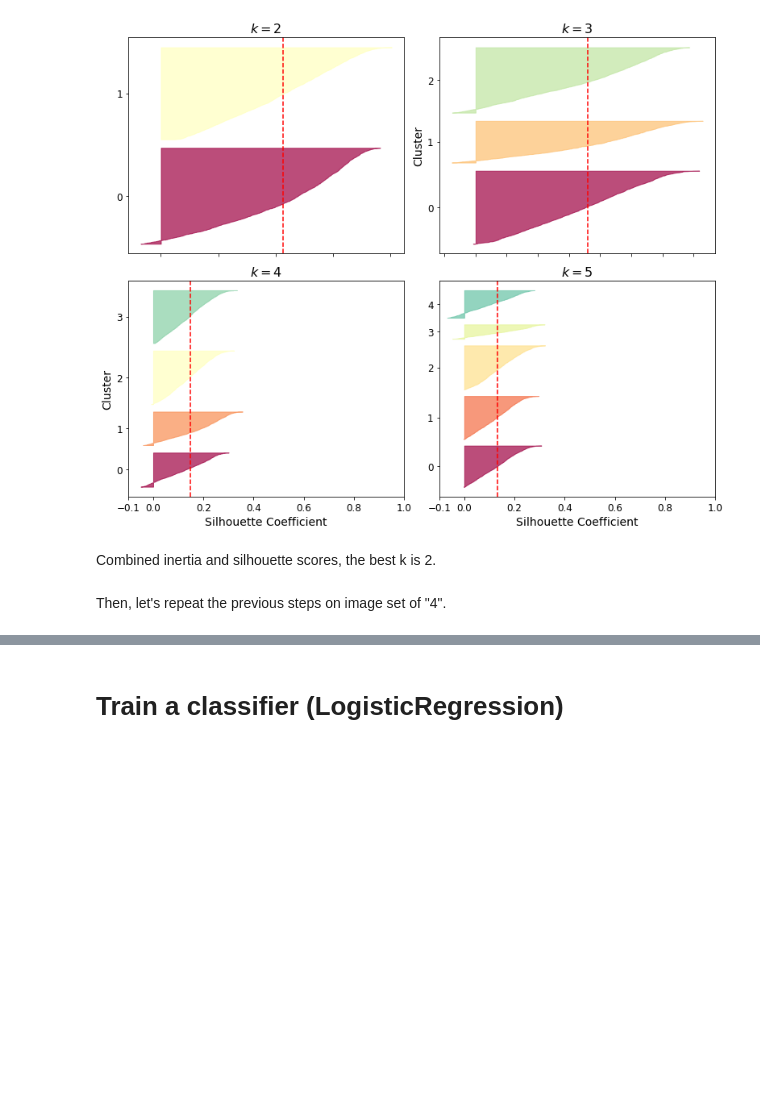
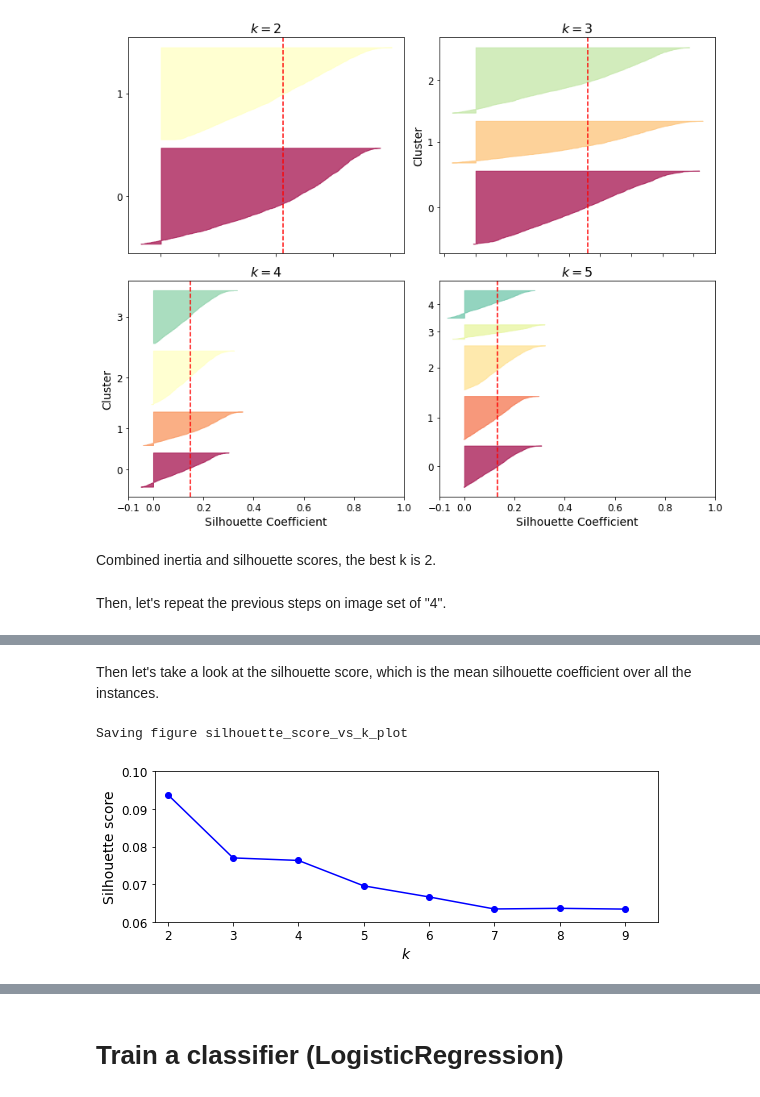
Before and after one commit to fsclsnow/AML, a Jupyter notebook: AML_Project6_KMean_Clustering.ipynb, the cells around one changed output, grey strips where cells are left out. Saved outputs shown, nothing was run; the diff lists cells and outputs as text; code cells hidden in the pictures; blank space fills up the shorter version.

```diff
--- a/AML_Project6_KMean_Clustering.ipynb
+++ b/AML_Project6_KMean_Clustering.ipynb
@@ -454,0 +513,16 @@ Then, let's repeat the previous steps on image set of "4".
+# %% [markdown]
+Then let's take a look at the silhouette score, which is the mean silhouette coefficient over all the instances.
+# %%
+silhouette_scores = [silhouette_score(X_train_4, model.labels_)
+                     for model in kmeans_per_k[1:]]
+
+plt.figure(figsize=(8, 3))
+plt.plot(range(2, 10), silhouette_scores, "bo-")
+plt.xlabel("$k$", fontsize=14)
+plt.ylabel("Silhouette score", fontsize=14)
+plt.axis([1.8, 9.5, 0.06, 0.10])
+save_fig("silhouette_score_vs_k_plot")
+plt.show()
+# %% [output]
+Saving figure silhouette_score_vs_k_plot
+[figure, added]
```
Also changed, not shown: parts of 14 cells of this notebook.
